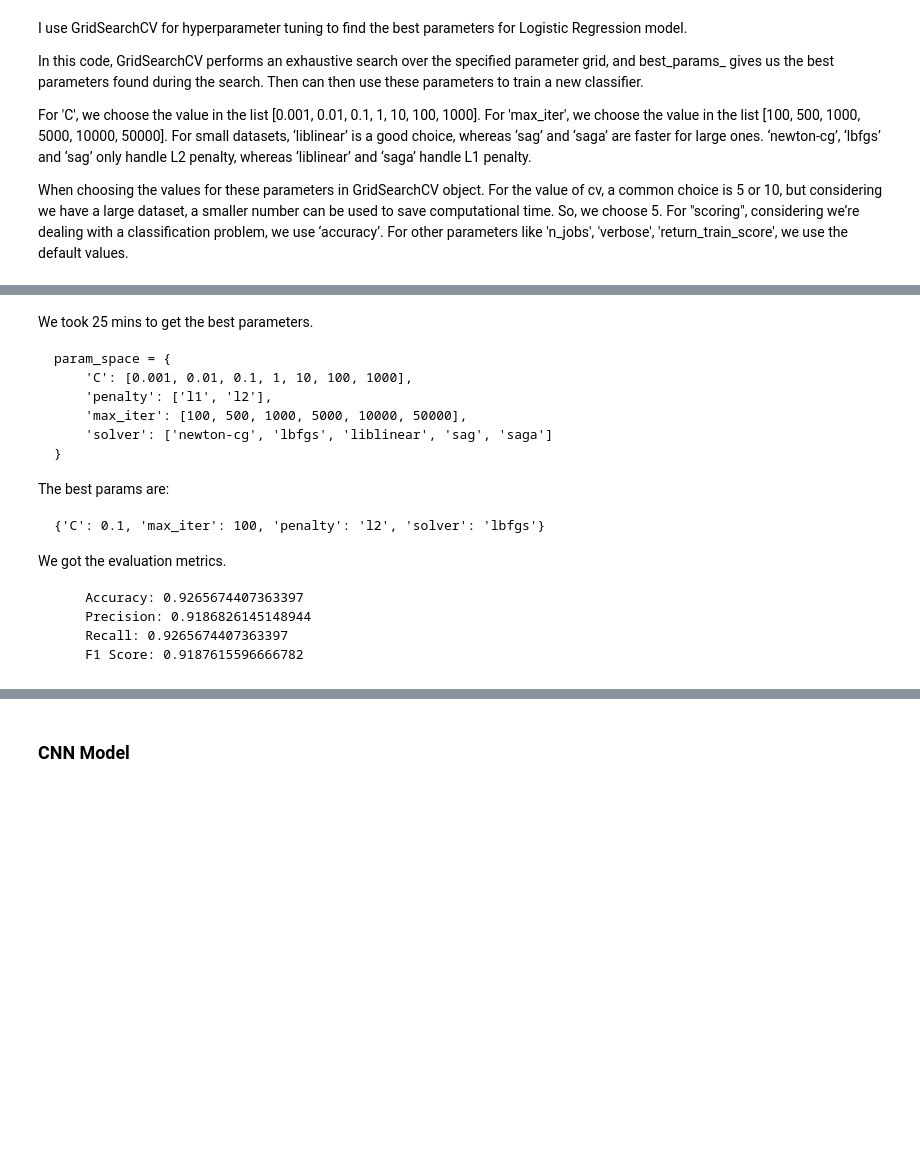
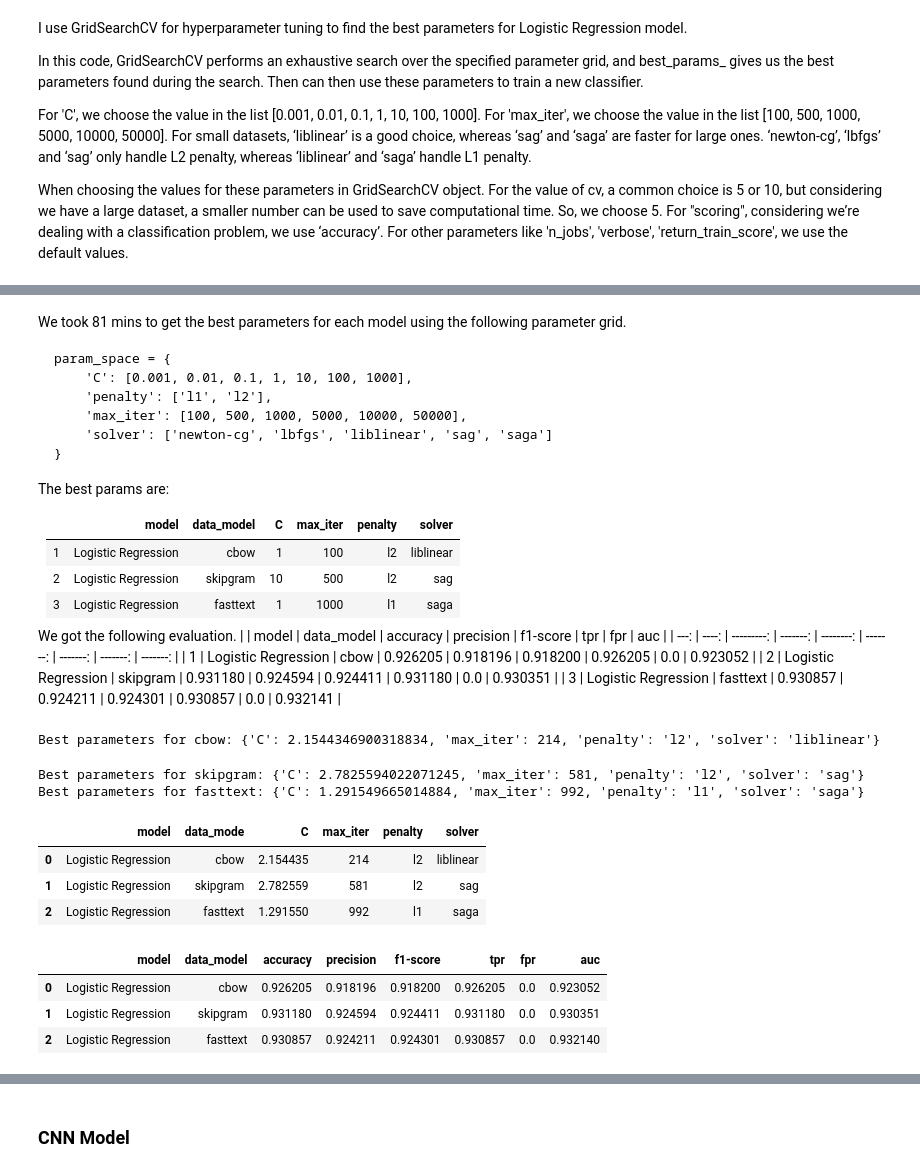
Before and after one commit to awakn123/CS6120NLP, a Jupyter notebook: A3/Assignment3.ipynb, the cells around one changed output, grey strips where cells are left out. Cells and saved outputs as stored; diff of their text form; code cells hidden in the pictures; blank space fills up the shorter version.

Commit message:
logistic

````diff
--- a/A3/Assignment3.ipynb
+++ b/A3/Assignment3.ipynb
@@ -540,5 +601,5 @@ KeyboardInterrupt:
 # %% [markdown]
-We took 25 mins to get the best parameters.
+We took 81 mins to get the best parameters for each model using the following parameter grid.
 ```
 param_space = {
     'C': [0.001, 0.01, 0.1, 1, 10, 100, 1000],
@@ -548,39 +609,54 @@ param_space = {
 }
 ```
 The best params are:
-```
-{'C': 0.1, 'max_iter': 100, 'penalty': 'l2', 'solver': 'lbfgs'}
-```
-We got the evaluation metrics.
-```
-    Accuracy: 0.9265674407363397
-    Precision: 0.9186826145148944
-    Recall: 0.9265674407363397
-    F1 Score: 0.9187615596666782
-```
+
+|      | model | data_model | C	 | max_iter | penalty |     solver |
+| ---: | ----: | ---------: | -------: | --------: | -------: | -------: |
+|    1 |   Logistic Regression |       cbow | 1	 |  100 | l2 | liblinear |
+|    2 |   Logistic Regression |   skipgram | 10 |  500 | l2 | sag |
+|    3 |   Logistic Regression |   fasttext | 1 |  1000 | l1 | saga |
+
+We got the following evaluation.
+|      | model | data_model | accuracy | precision | f1-score |      tpr |      fpr |      auc |
+| ---: | ----: | ---------: | -------: | --------: | -------: | -------: | -------: | -------: |
+|    1 |   Logistic Regression |       cbow | 0.926205 |  0.918196 | 0.918200 | 0.926205 | 0.0 | 0.923052 |
+|    2 |   Logistic Regression |   skipgram | 0.931180 |  0.924594 | 0.924411 | 0.931180 | 0.0 | 0.930351 |
+|    3 |   Logistic Regression |   fasttext | 0.930857 |  0.924211 | 0.924301 | 0.930857 | 0.0 | 0.932141 |
 # %%
 # Usage:
 param_grids = {
     'cbow': {
         'C': np.logspace(-1, 1, 10),
         'penalty': ['l2'],
         'max_iter': np.random.randint(50, 250, size=10),
-        'solver': ['lbfgs']
+        'solver': ['liblinear']
     },
     'skipgram': {
         'C': np.logspace(0, 2, 10),
-        'penalty': ['l1'],
+        'penalty': ['l2'],
         'max_iter': np.random.randint(250, 750, size=10),
-        'solver': ['saga']
+        'solver': ['sag']
     },
     'fasttext': {
         'C': np.logspace(-1, 1, 10),
-        'penalty': ['l2'],
-        'max_iter': np.random.randint(50, 250, size=10),
-        'solver': ['newton-cg']
+        'penalty': ['l1'],
+        'max_iter': np.random.randint(750,2500, size=10),
+        'solver': ['saga']
     }
 }
 best_parameters_df, results_df = perform_logistic_regression(param_grids)
 display(best_parameters_df)
 display(results_df)
+# %% [output]
+Best parameters for cbow: {'C': 2.1544346900318834, 'max_iter': 214, 'penalty': 'l2', 'solver': 'liblinear'}
+Best parameters for skipgram: {'C': 2.7825594022071245, 'max_iter': 581, 'penalty': 'l2', 'solver': 'sag'}
+Best parameters for fasttext: {'C': 1.291549665014884, 'max_iter': 992, 'penalty': 'l1', 'solver': 'saga'}
+|  | model | data_mode | C | max_iter | penalty | solver |
+| 0 | Logistic Regression | cbow | 2.154435 | 214 | l2 | liblinear |
+| 1 | Logistic Regression | skipgram | 2.782559 | 581 | l2 | sag |
+| 2 | Logistic Regression | fasttext | 1.291550 | 992 | l1 | saga |
+|  | model | data_model | accuracy | precision | f1-score | tpr | fpr | auc |
+| 0 | Logistic Regression | cbow | 0.926205 | 0.918196 | 0.918200 | 0.926205 | 0.0 | 0.923052 |
+| 1 | Logistic Regression | skipgram | 0.931180 | 0.924594 | 0.924411 | 0.931180 | 0.0 | 0.930351 |
+| 2 | Logistic Regression | fasttext | 0.930857 | 0.924211 | 0.924301 | 0.930857 | 0.0 | 0.932140 |
 # %% [markdown]
````
Also changed, not shown: parts of 4 cells of this notebook.
